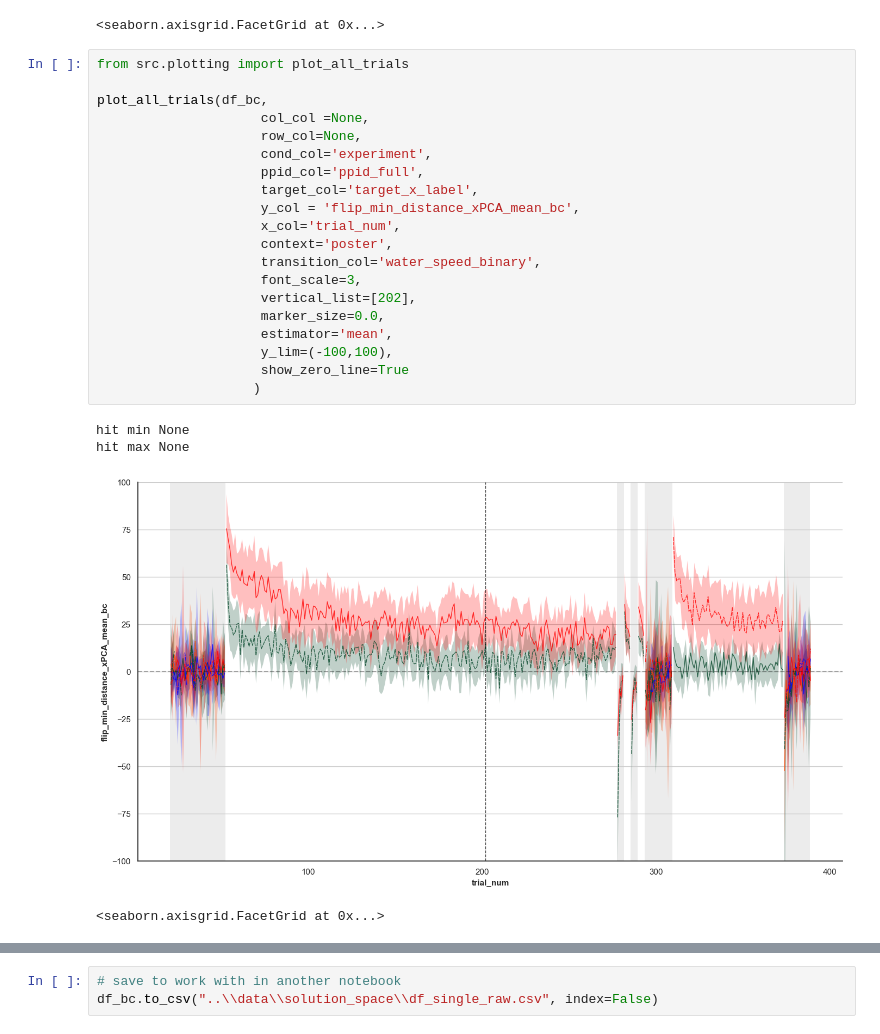
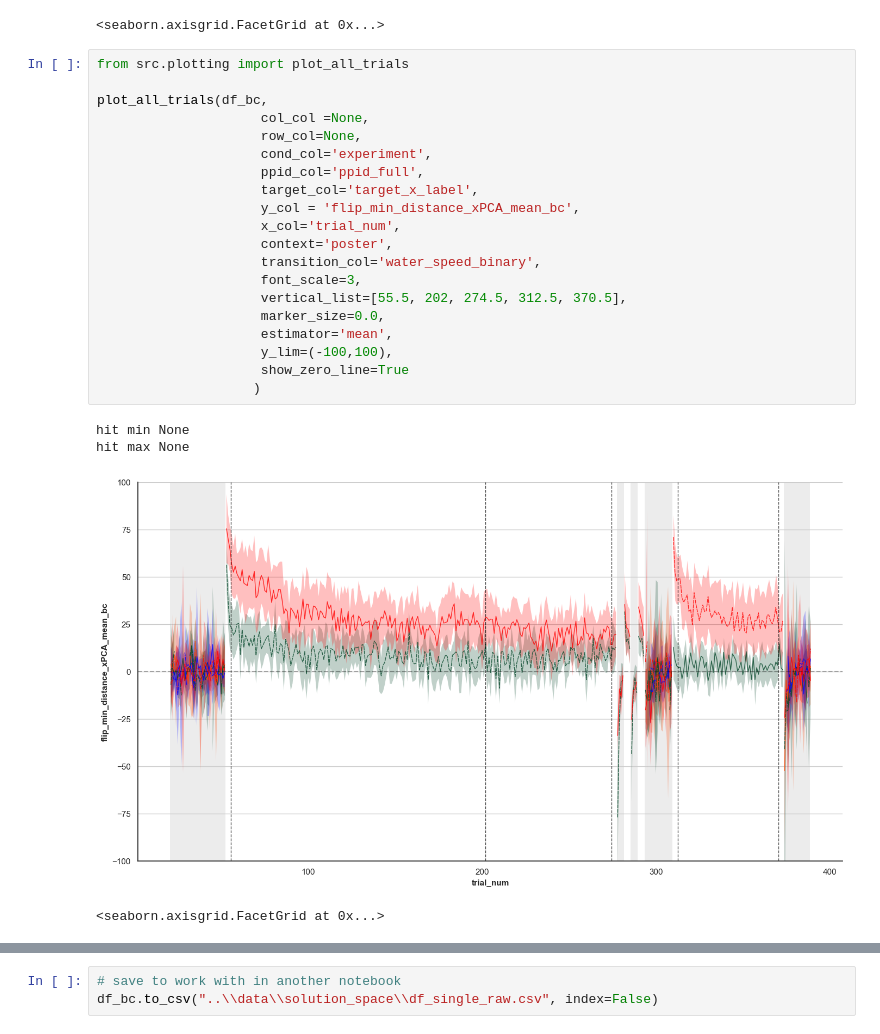
Before and after one commit to jacobjb02/vr-motor-adaptation-notebooks, a Jupyter notebook: Notebook/Spatial_Generalization_working.ipynb, the cells around one changed output, grey strips where cells are left out. Cells and saved outputs as stored; diff of their text form.

```diff
--- a/Notebook/Spatial_Generalization_working.ipynb
+++ b/Notebook/Spatial_Generalization_working.ipynb
@@ -702,25 +704,25 @@ hit max None
 # %%
 from src.plotting import plot_all_trials
 
 plot_all_trials(df_bc,
                      col_col =None,
                      row_col=None,
                      cond_col='experiment',
                      ppid_col='ppid_full',
                      target_col='target_x_label',
                      y_col = 'flip_min_distance_xPCA_mean_bc',
                      x_col='trial_num',
                      context='poster',
                      transition_col='water_speed_binary',
                      font_scale=3,
-                     vertical_list=[202],
+                     vertical_list=[55.5, 202, 274.5, 312.5, 370.5],
                      marker_size=0.0,
                      estimator='mean',
                      y_lim=(-100,100),
                      show_zero_line=True
                     )
 # %% [output]
 hit min None
 hit max None
-[figure, old version]
+[figure, new version]
 <seaborn.axisgrid.FacetGrid at 0x...>
```
Also changed, not shown: parts of 2 cells of this notebook, 2 other files.
